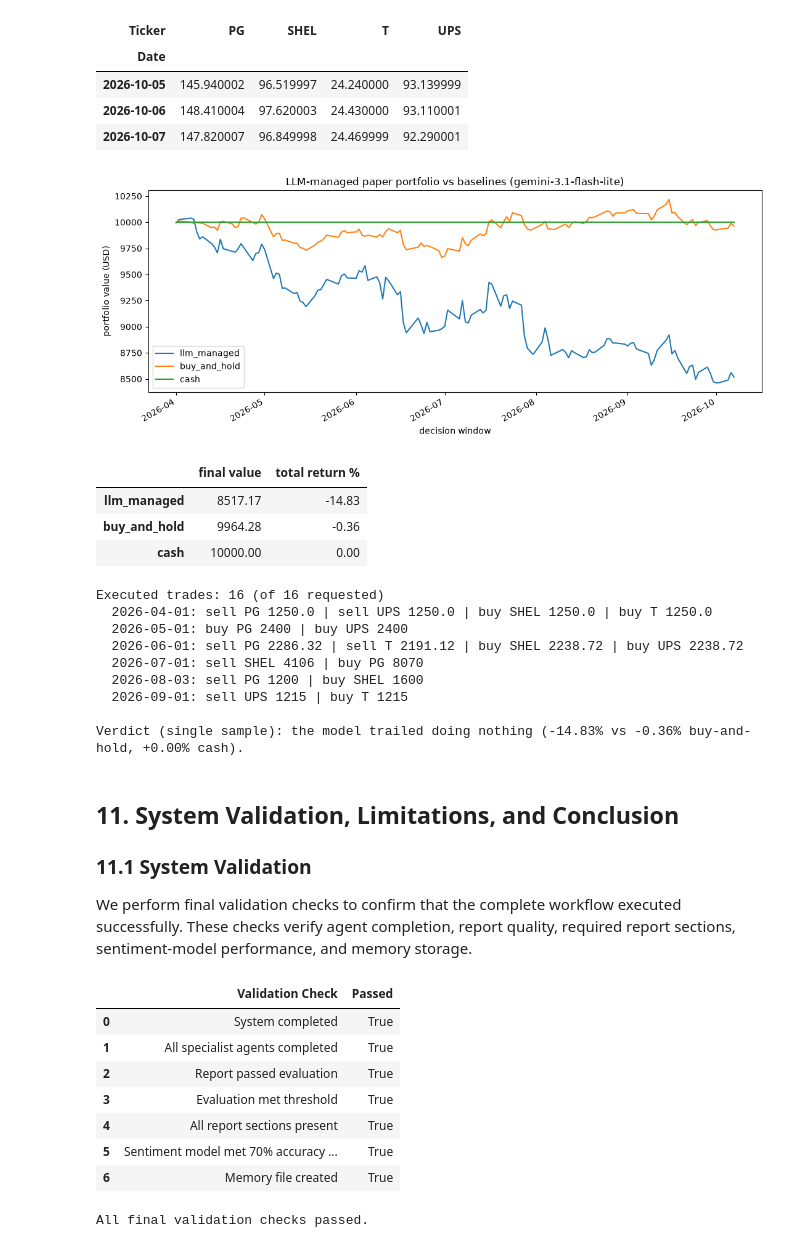
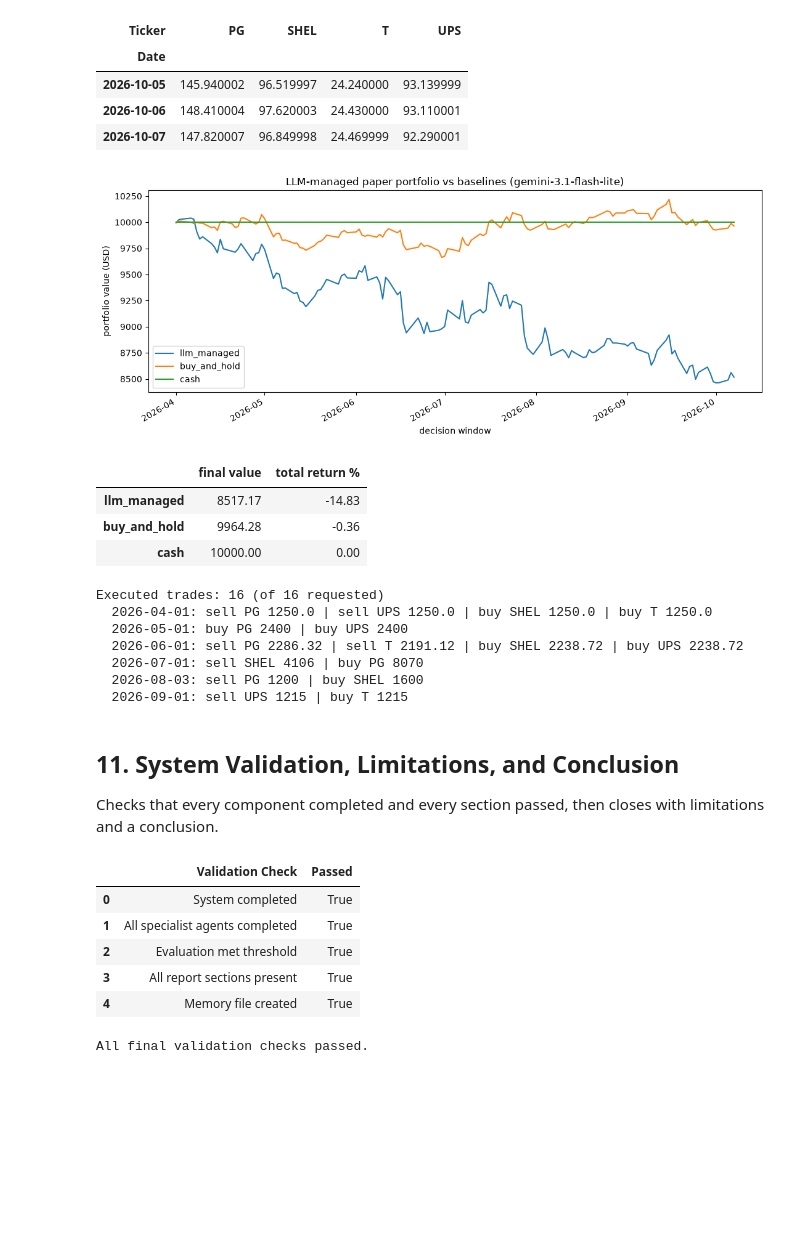
Before and after one commit to psuranUSD/USD-AAI-520-Final-Project-Group-10, a Jupyter notebook: notebooks/Team-10-Investment-Research-Agent.ipynb, the cells around one changed output. Drawn from its saved outputs; the diff is of its cells as text; code cells hidden in the pictures; blank space fills up the shorter version.

Commit message:
final report

```diff
--- a/notebooks/Team-10-Investment-Research-Agent.ipynb
+++ b/notebooks/Team-10-Investment-Research-Agent.ipynb
@@ -732,7 +709,7 @@ else:
     if n_comparable:
         comparable_true = true_labels[:n_comparable]
         print(
-            f"Classical accuracy on comparable sample: "
+            f"Classical accuracy on the n=20 fixed-seed sample: "
             f"{np.mean(classical_labels[:n_comparable] == comparable_true):.2f}"
         )
         print(
@@ -2507,15 +2472,6 @@ else:
           f"(of {len(backtest['trade_log'])} requested)")
     for entry in backtest["decision_log"]:
         print(f"  {entry['date'].date()}: {entry['reply_preview']}")
-
-    managed_return = final_table.loc["llm_managed", "total return %"]
-    passive_return = final_table.loc["buy_and_hold", "total return %"]
-    verdict = "beat" if managed_return > passive_return else "trailed"
-    print(
-        f"\nVerdict (single sample): the model {verdict} doing nothing "
-        f"({managed_return:+.2f}% vs {passive_return:+.2f}% buy-and-hold, "
-        f"{final_table.loc['cash', 'total return %']:+.2f}% cash)."
-    )
 # %% [output]
 [figure]
 |  | final value | total return % |
@@ -2529,14 +2485,10 @@ Executed trades: 16 (of 16 requested)
   2026-07-01: sell SHEL 4106 | buy PG 8070
   2026-08-03: sell PG 1200 | buy SHEL 1600
   2026-09-01: sell UPS 1215 | buy T 1215
-
-Verdict (single sample): the model trailed doing nothing (-14.83% vs -0.36% buy-and-hold, +0.00% cash).
 # %% [markdown]
 ## 11. System Validation, Limitations, and Conclusion
 
-### 11.1 System Validation
-
-We perform final validation checks to confirm that the complete workflow executed successfully. These checks verify agent completion, report quality, required report sections, sentiment-model performance, and memory storage.
+Checks that every component completed and every section passed, then closes with limitations and a conclusion.
 # %%
 required_agents = {
     "market_analysis",
@@ -2562,50 +2514,39 @@ validation_results = {
             set(complete_system_result["completed_agents"])
         )
     ),
-    "Report passed evaluation": (
-        complete_system_result["evaluation"]["passed"]
-    ),
     "Evaluation met threshold": (
         complete_system_result["evaluation"]["total_score"]
         >= complete_system_result["evaluation"][
             "quality_threshold"
         ]
     ),
     "All report sections present": all(
         complete_system_result["final_brief"].get(section)
         for section in required_report_sections
-    ),
-    "Sentiment model met 70% accuracy target": (
-        accuracy_score(
-            y_test,
-            sentiment_predictions
-        ) >= 0.70
     ),
     "Memory file created": MEMORY_FILE.exists()
 }
 
 validation_table = pd.DataFrame(
     {
         "Validation Check": validation_results.keys(),
         "Passed": validation_results.values()
     }
 )
 
 display(validation_table)
 
 assert all(validation_results.values()), (
     "One or more system validation checks failed."
 )
 
 print("All final validation checks passed.")
 # %% [output]
 |  | Validation Check | Passed |
 | 0 | System completed | True |
 | 1 | All specialist agents completed | True |
-| 2 | Report passed evaluation | True |
-| 3 | Evaluation met threshold | True |
-| 4 | All report sections present | True |
-| 5 | Sentiment model met 70% accuracy ... | True |
-| 6 | Memory file created | True |
+| 2 | Evaluation met threshold | True |
+| 3 | All report sections present | True |
+| 4 | Memory file created | True |
 All final validation checks passed.
 # %% [markdown]
```
Also changed, not shown: parts of 31 cells of this notebook, 8 other files.
